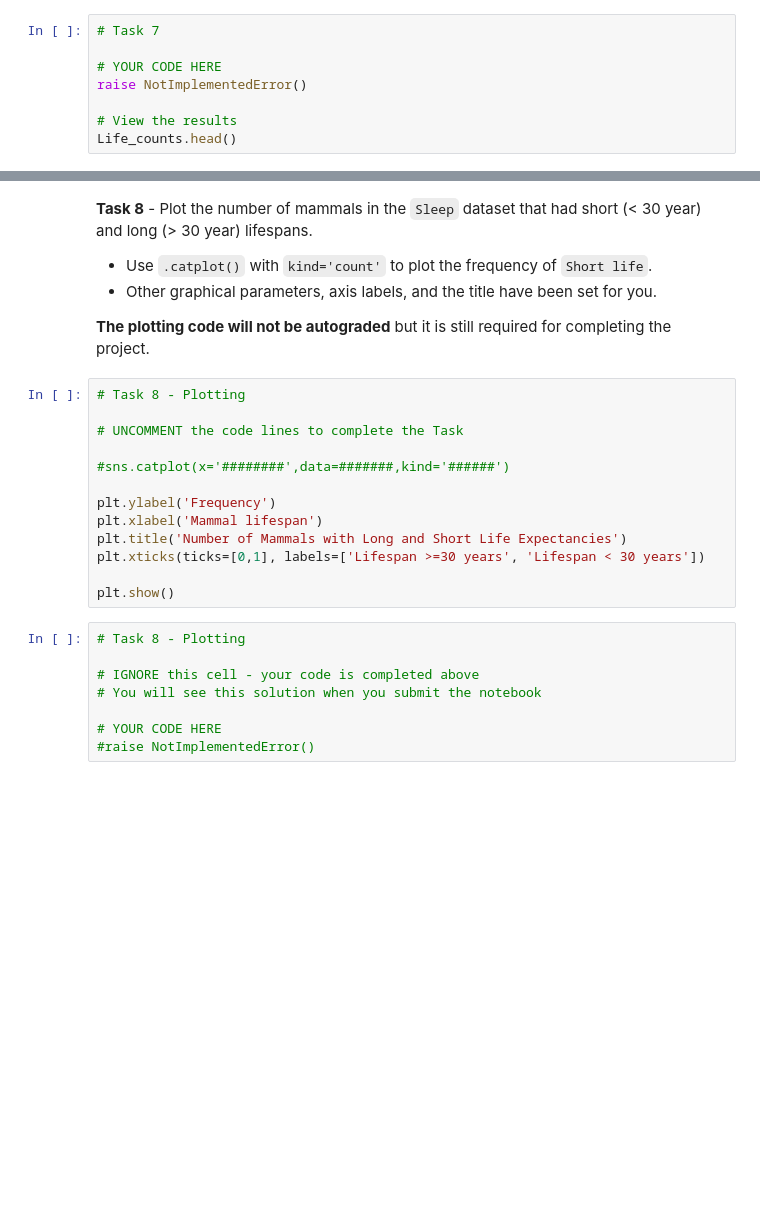
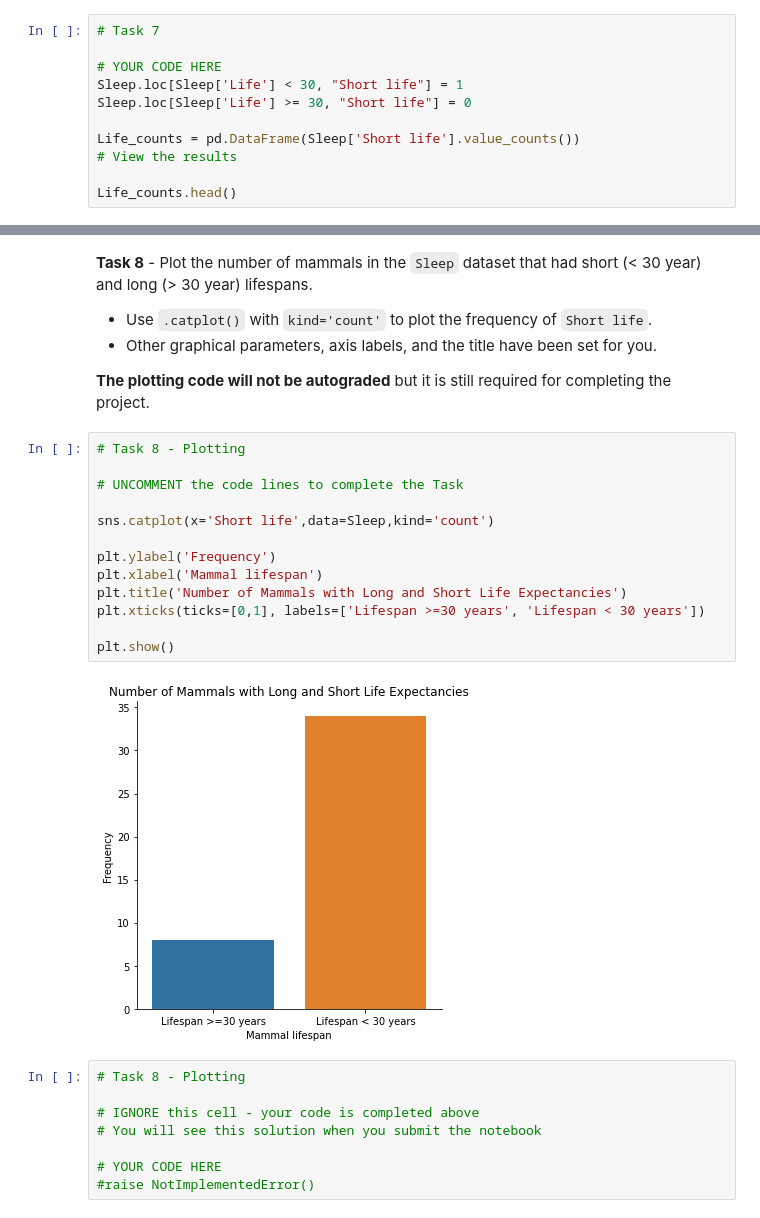
Before and after one commit to Vasanta2002/Sprint_1_git, a Jupyter notebook: module4-make-explanatory-visualizations/DS_114_Make_Explanatory_Visualizations_Assignment_AG.ipynb, the cells around one changed output, grey strips where cells are left out. Saved outputs shown, nothing was run; the diff lists cells and outputs as text; blank space fills up the shorter version.

```diff
--- a/module4-make-explanatory-visualizations/DS_114_Make_Explanatory_Visualizations_Assignment_AG.ipynb
+++ b/module4-make-explanatory-visualizations/DS_114_Make_Explanatory_Visualizations_Assignment_AG.ipynb
@@ -253,7 +253,10 @@ plt.show()
 # Task 7
 
 # YOUR CODE HERE
-raise NotImplementedError()
+Sleep.loc[Sleep['Life'] < 30, "Short life"] = 1
+Sleep.loc[Sleep['Life'] >= 30, "Short life"] = 0
 
+Life_counts = pd.DataFrame(Sleep['Short life'].value_counts())
 # View the results
+
 Life_counts.head()
@@ -272,16 +279,18 @@ assert isinstance(Life_counts, pd.DataFrame), 'Have you created a DataFrame name
 # %%
 # Task 8 - Plotting
 
 # UNCOMMENT the code lines to complete the Task
 
-#sns.catplot(x='########',data=#######,kind='######')
+sns.catplot(x='Short life',data=Sleep,kind='count')
 
 plt.ylabel('Frequency')
 plt.xlabel('Mammal lifespan')
 plt.title('Number of Mammals with Long and Short Life Expectancies')
 plt.xticks(ticks=[0,1], labels=['Lifespan >=30 years', 'Lifespan < 30 years'])
 
 plt.show()
+# %% [output]
+[figure, added]
 # %%
 # Task 8 - Plotting
 
```
Also changed, not shown: parts of 1 cell of this notebook.
